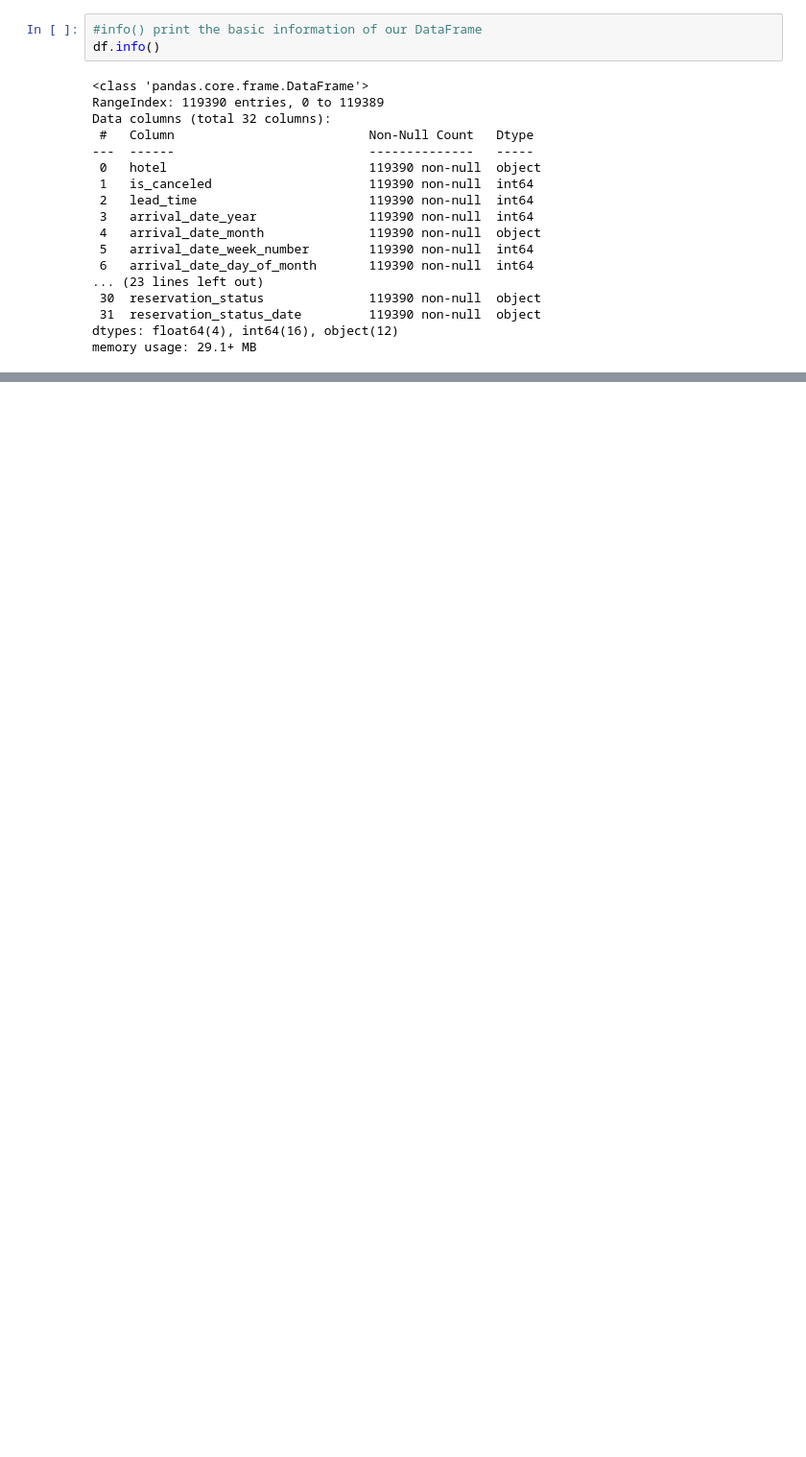
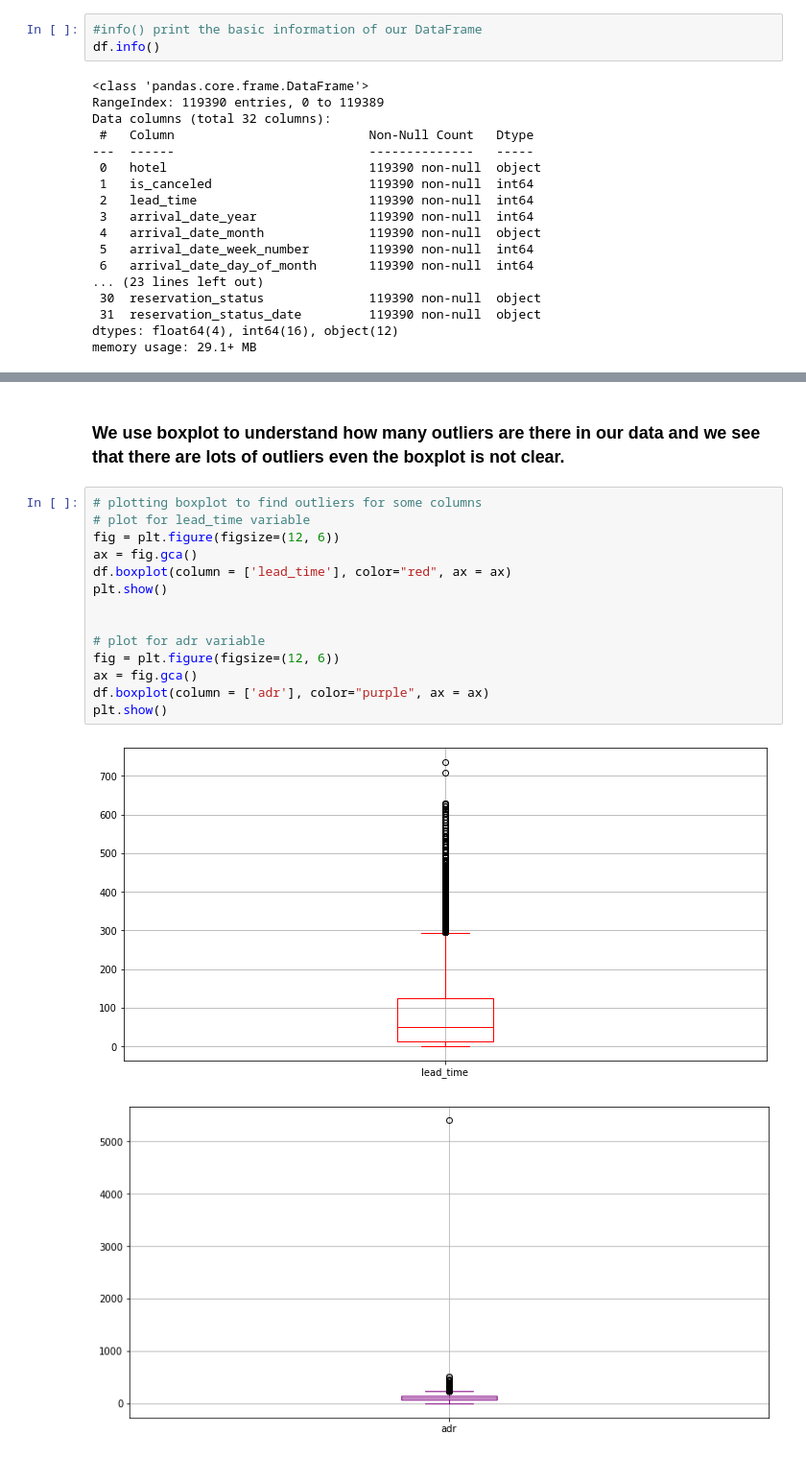
Before and after one commit to Malikarbaaz/Malik-Hotel-booking-EDA-, a Jupyter notebook: Malik_Arbaaz_Hotel_Booking_Analysis_Capstone_Project.ipynb, the cells around one changed output, grey strips where cells are left out. Shown: that part at 96% size. Cells and saved outputs as stored; diff of their text form; blank space fills up the shorter version.

```diff
--- a/Malik_Arbaaz_Hotel_Booking_Analysis_Capstone_Project.ipynb
+++ b/Malik_Arbaaz_Hotel_Booking_Analysis_Capstone_Project.ipynb
@@ -416,0 +184,19 @@ busy_month.plot.bar(title = 'Number of Bookings done in each month' , xlabel = '
+# %% [markdown]
+### **We use boxplot to understand how many outliers are there in our data and we see that there are lots of outliers even the boxplot is not clear.**
+# %%
+# plotting boxplot to find outliers for some columns
+# plot for lead_time variable
+fig = plt.figure(figsize=(12, 6))
+ax = fig.gca()
+df.boxplot(column = ['lead_time'], color="red", ax = ax)
+plt.show()
+
+
+# plot for adr variable
+fig = plt.figure(figsize=(12, 6))
+ax = fig.gca()
+df.boxplot(column = ['adr'], color="purple", ax = ax)
+plt.show()
+# %% [output]
+[figure, added]
+[figure, added]
```
Also changed, not shown: parts of 96 cells of this notebook.
